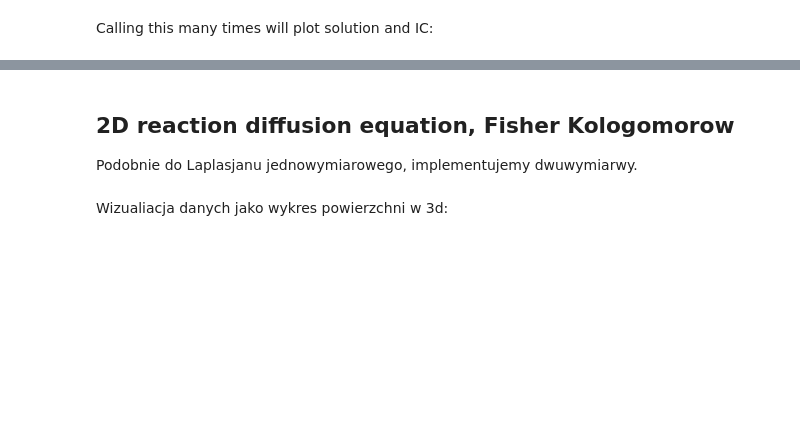
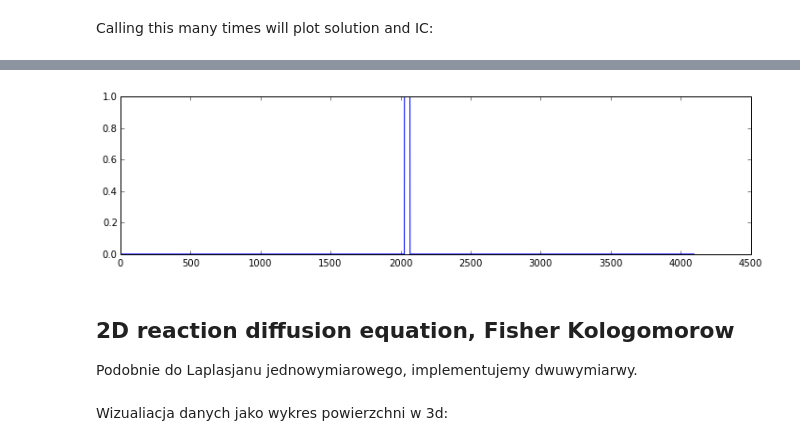
Before and after one commit to marcinofulus/PR2014, a Jupyter notebook: CUDA/iCSE_PR_PDE.ipynb, the cells around one changed output, grey strips where cells are left out. Saved outputs shown, nothing was run; the diff lists cells and outputs as text; code cells hidden in the pictures; blank space fills up the shorter version.

```diff
--- a/CUDA/iCSE_PR_PDE.ipynb
+++ b/CUDA/iCSE_PR_PDE.ipynb
@@ -159,18 +171,20 @@ figsize(12,3)
 # %%
 from IPython.core.display import clear_output
 
 f, ax = plt.subplots()
 ax.set_title("Fisher Kologomorow")
 for i in range(192111):
     RDS(u_g,du_g, block=(block_size,1,1), grid=(blocks,1))
     RDS(du_g,u_g, block=(block_size,1,1), grid=(blocks,1))
     if not i%15000:
         ax.cla()
         ax.plot(u)
         ax.plot(u_g.get(),color='red')
-        clear_output()
+        clear_output(wait=True)
         display(f)
 plt.close()
+# %% [output]
+[figure, added]
 # %% [markdown]
 ## 2D reaction diffusion equation, Fisher Kologomorow
 
```
Also changed, not shown: parts of 5 cells of this notebook, 6 other files.
